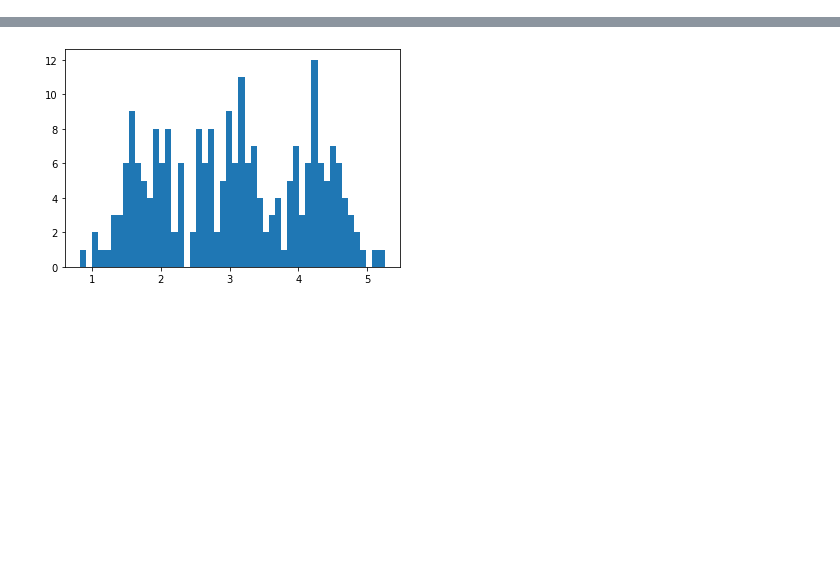
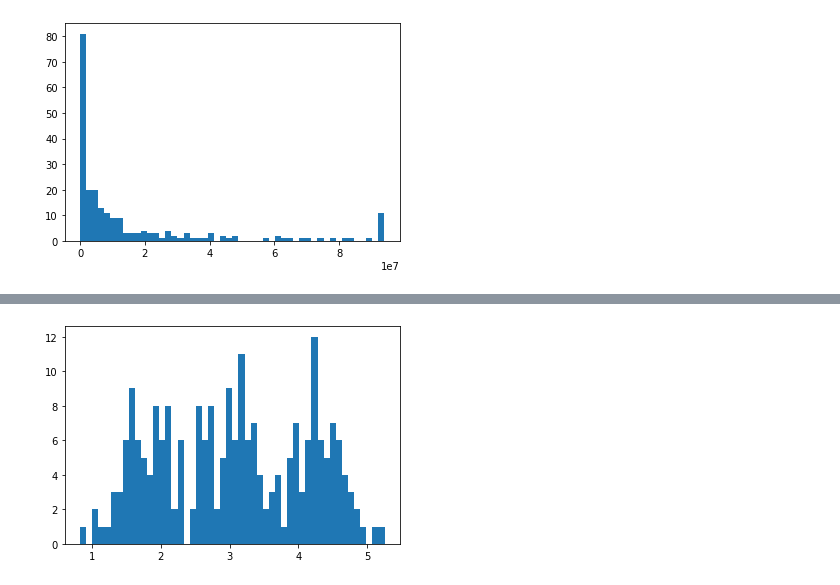
Before and after one commit to pompywka228/term_works_2020_1, a Jupyter notebook: Червинский Владислав ИСТ-18-1/data_preparation.ipynb, the cells around one changed output, grey strips where cells are left out. Drawn from its saved outputs; the diff is of its cells as text; code cells hidden in the pictures; blank space fills up the shorter version.

```diff
--- a/Червинский Владислав ИСТ-18-1/data_preparation.ipynb
+++ b/Червинский Владислав ИСТ-18-1/data_preparation.ipynb
@@ -45,0 +85,5 @@ plt.show()
+# %%
+data = np.clip(data, 0, 94000000)
+hist_show(data)
+# %% [output]
+[figure, added]
```
Also changed, not shown: parts of 76 cells of this notebook, 1 other file.
